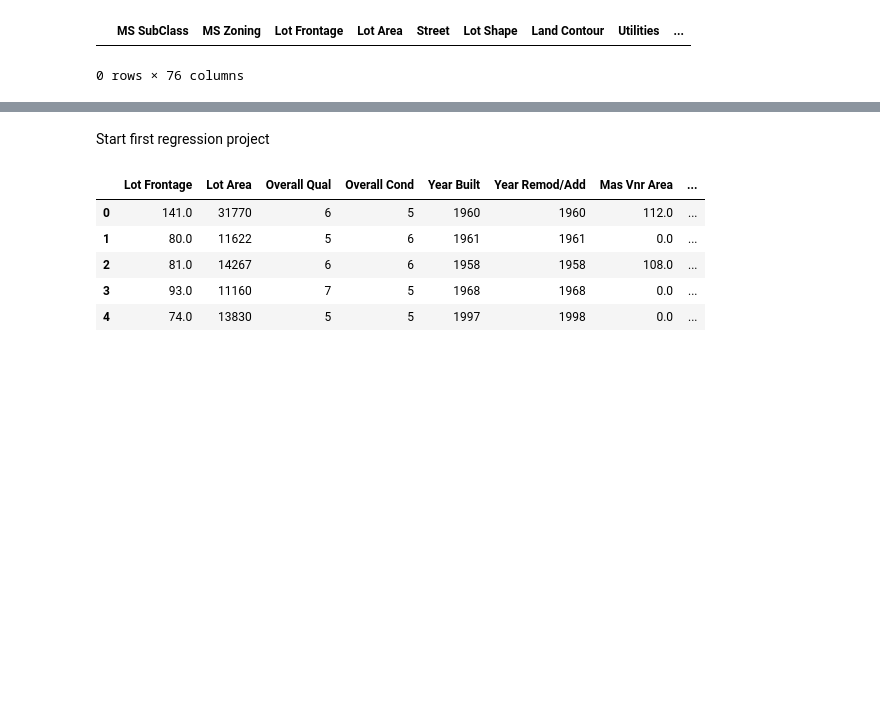
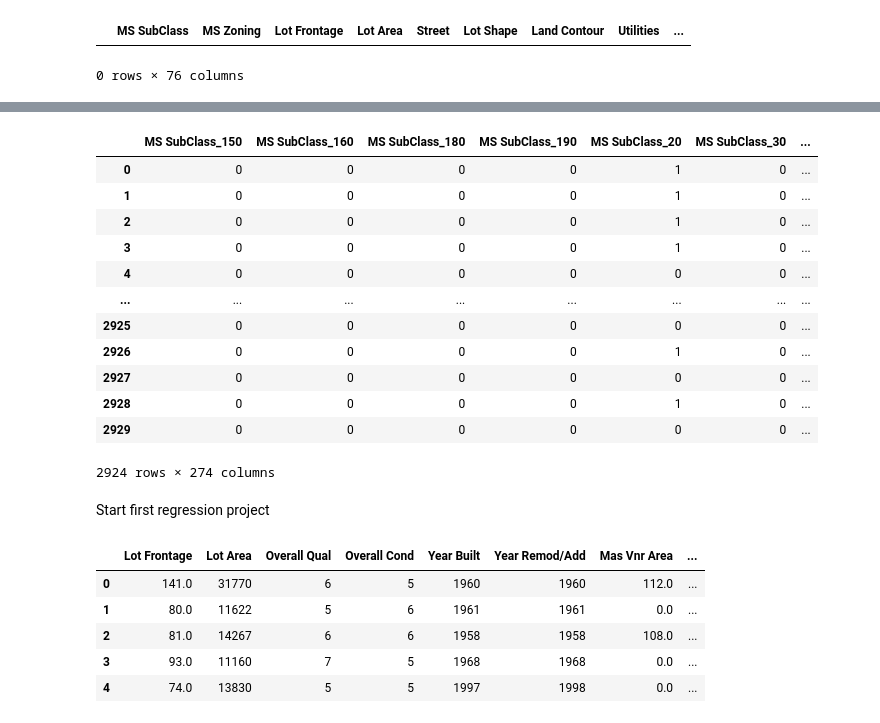
Before and after one commit to SaikatGhosh94/MachineLearningCourse, a Jupyter notebook: Hands_on_practice/simple_linear_regression/05_Regression_model_project.ipynb, the cells around one changed output, grey strips where cells are left out. Drawn from its saved outputs; the diff is of its cells as text; code cells hidden in the pictures; blank space fills up the shorter version.

```diff
--- a/Hands_on_practice/simple_linear_regression/05_Regression_model_project.ipynb
+++ b/Hands_on_practice/simple_linear_regression/05_Regression_model_project.ipynb
@@ -544,3 +597,20 @@ df[df['Lot Frontage'].isnull()]
+# %%
+final_df = pd.concat([df_obj_dummies,numerical_df],axis=1)
+final_df
+# %% [output]
+|  | MS SubClass_150 | MS SubClass_160 | MS SubClass_180 | MS SubClass_190 | MS SubClass_20 | MS SubClass_30 | ... |
+| 0 | 0 | 0 | 0 | 0 | 1 | 0 | ... |
+| 1 | 0 | 0 | 0 | 0 | 1 | 0 | ... |
+| 2 | 0 | 0 | 0 | 0 | 1 | 0 | ... |
+| 3 | 0 | 0 | 0 | 0 | 1 | 0 | ... |
+| 4 | 0 | 0 | 0 | 0 | 0 | 0 | ... |
+| ... | ... | ... | ... | ... | ... | ... | ... |
+| 2925 | 0 | 0 | 0 | 0 | 0 | 0 | ... |
+| 2926 | 0 | 0 | 0 | 0 | 1 | 0 | ... |
+| 2927 | 0 | 0 | 0 | 0 | 0 | 0 | ... |
+| 2928 | 0 | 0 | 0 | 0 | 1 | 0 | ... |
+| 2929 | 0 | 0 | 0 | 0 | 0 | 0 | ... |
+2924 rows × 274 columns
 # %% [markdown]
 Start first regression project
 # %%
```
Also changed, not shown: parts of 22 cells of this notebook.
